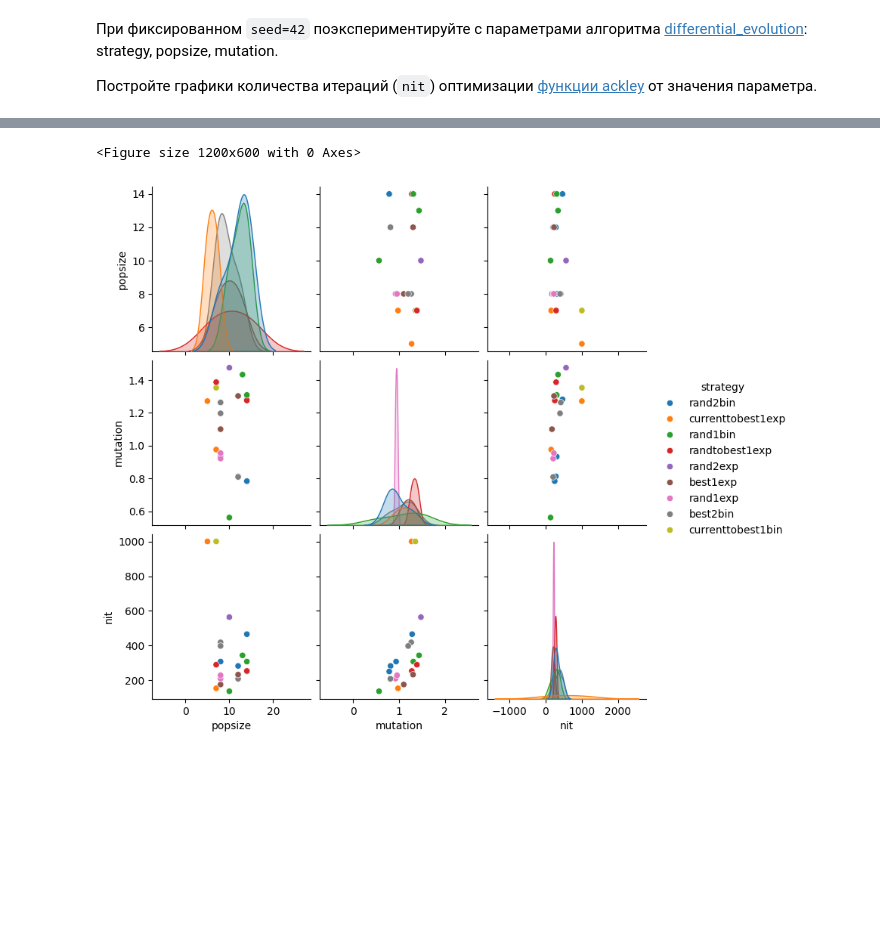
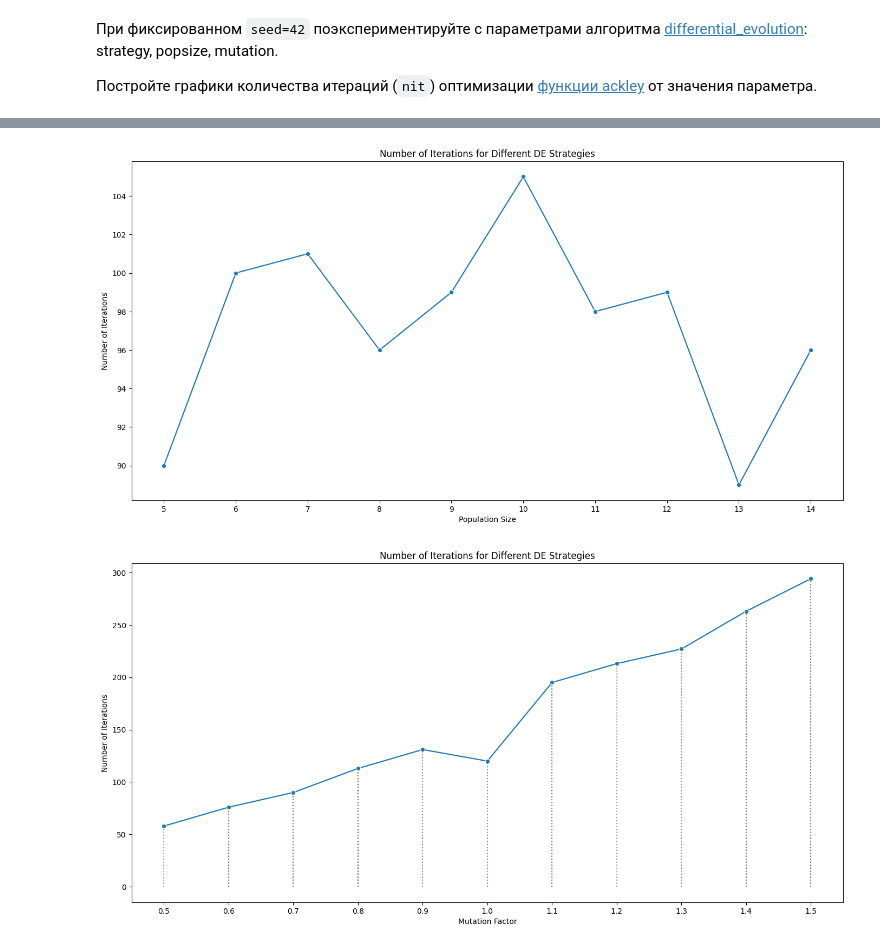
Before and after one commit to agudkovml/study, a Jupyter notebook: hw22.ipynb, the cells around one changed output, grey strips where cells are left out. Cells and saved outputs as stored; diff of their text form; code cells hidden in the pictures; blank space fills up the shorter version.

```diff
--- a/hw22.ipynb
+++ b/hw22.ipynb
@@ -49,7 +48,22 @@ plt.show()
-# %%
-plt.figure(figsize=(12, 6))
-sns.pairplot(df, vars=['popsize', 'mutation', 'nit'], hue='strategy')
-plt.show()
-# %% [output]
-<Figure size 1200x600 with 0 Axes>
-[figure, removed]
+# %%
+results = []
+
+for _ in range(50):
+    popsize = np.random.randint(5, 15)
+    result = differential_evolution(ackley, bounds, seed=42, popsize=popsize)
+    results.append({'popsize': popsize, 'nit': result.nit})
+
+df = pd.DataFrame(results)
+# %%
+plt.figure(figsize=(14, 7))
+sns.lineplot(data=df, x='popsize', y='nit', marker='o')
+plt.tight_layout()
+plt.xticks(df['popsize'].unique())
+plt.title('Number of Iterations for Different DE Strategies')
+plt.xlabel('Population Size')
+plt.ylabel('Number of Iterations')
+#for x, y in zip(df['popsize'], df['nit']):
+#    plt.vlines(x, 0, y, color='gray', linestyle='dotted', alpha=0.5)
+plt.show()
+# %% [output]
+[figure, added]
@@ -55,0 +80,13 @@ plt.show()
+# %%
+plt.figure(figsize=(14, 7))
+sns.lineplot(data=df, x='mutation', y='nit', marker='o')
+plt.tight_layout()
+plt.xticks(df['mutation'].unique())
+plt.title('Number of Iterations for Different DE Strategies')
+plt.xlabel('Mutation Factor')
+plt.ylabel('Number of Iterations')
+for x, y in zip(df['mutation'], df['nit']):
+    plt.vlines(x, 0, y, color='gray', linestyle='dotted', alpha=0.5)
+plt.show()
+# %% [output]
+[figure, added]
```
Also changed, not shown: parts of 4 cells of this notebook.
